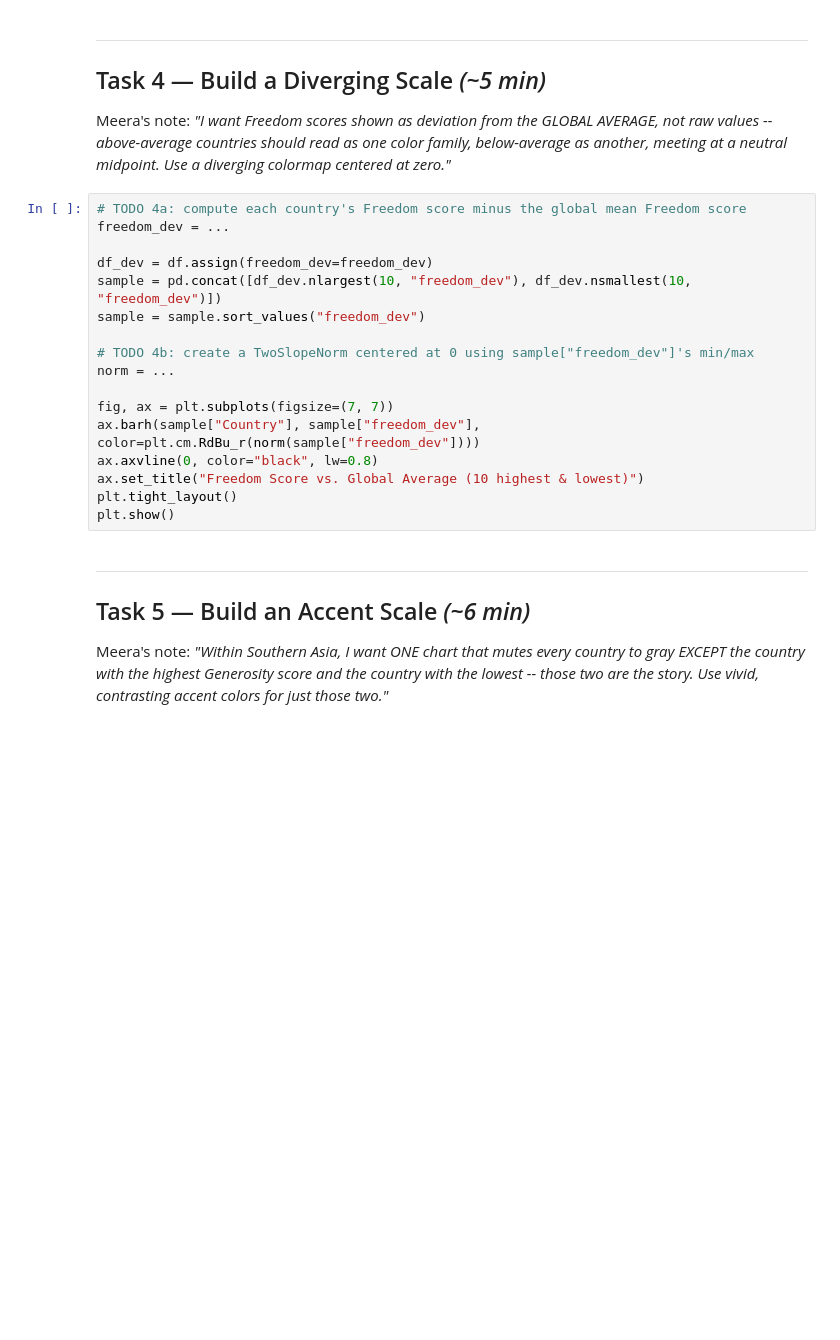
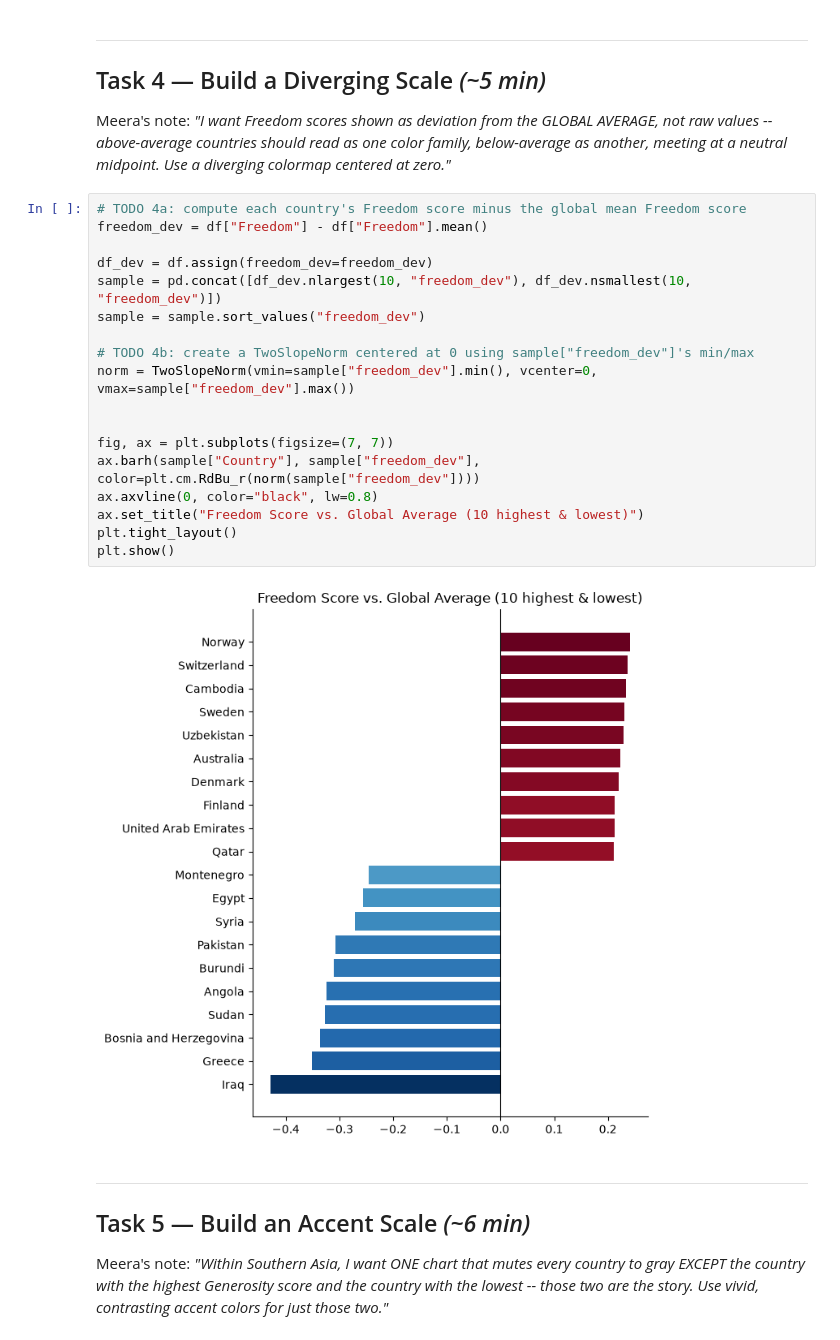
Before and after one commit to itsdharani/VDUI_Assignment_Submissions, a Jupyter notebook: ppt6_exercise.ipynb, the cells around one changed output. Saved outputs shown, nothing was run; the diff lists cells and outputs as text; blank space fills up the shorter version.

```diff
--- a/ppt6_exercise.ipynb
+++ b/ppt6_exercise.ipynb
@@ -120,21 +137,24 @@ raw values -- above-average countries should read as one color family, below-ave
 another, meeting at a neutral midpoint. Use a diverging colormap centered at zero."*
 # %%
 # TODO 4a: compute each country's Freedom score minus the global mean Freedom score
-freedom_dev = ...
+freedom_dev = df["Freedom"] - df["Freedom"].mean()
 
 df_dev = df.assign(freedom_dev=freedom_dev)
 sample = pd.concat([df_dev.nlargest(10, "freedom_dev"), df_dev.nsmallest(10, "freedom_dev")])
 sample = sample.sort_values("freedom_dev")
 
 # TODO 4b: create a TwoSlopeNorm centered at 0 using sample["freedom_dev"]'s min/max
-norm = ...
+norm = TwoSlopeNorm(vmin=sample["freedom_dev"].min(), vcenter=0, vmax=sample["freedom_dev"].max())
+
 
 fig, ax = plt.subplots(figsize=(7, 7))
 ax.barh(sample["Country"], sample["freedom_dev"], color=plt.cm.RdBu_r(norm(sample["freedom_dev"])))
 ax.axvline(0, color="black", lw=0.8)
 ax.set_title("Freedom Score vs. Global Average (10 highest & lowest)")
 plt.tight_layout()
 plt.show()
+# %% [output]
+[figure, added]
 # %% [markdown]
 ---
 ## Task 5 — Build an Accent Scale *(~6 min)*
```
Also changed, not shown: parts of 8 cells of this notebook, 1 other file.
